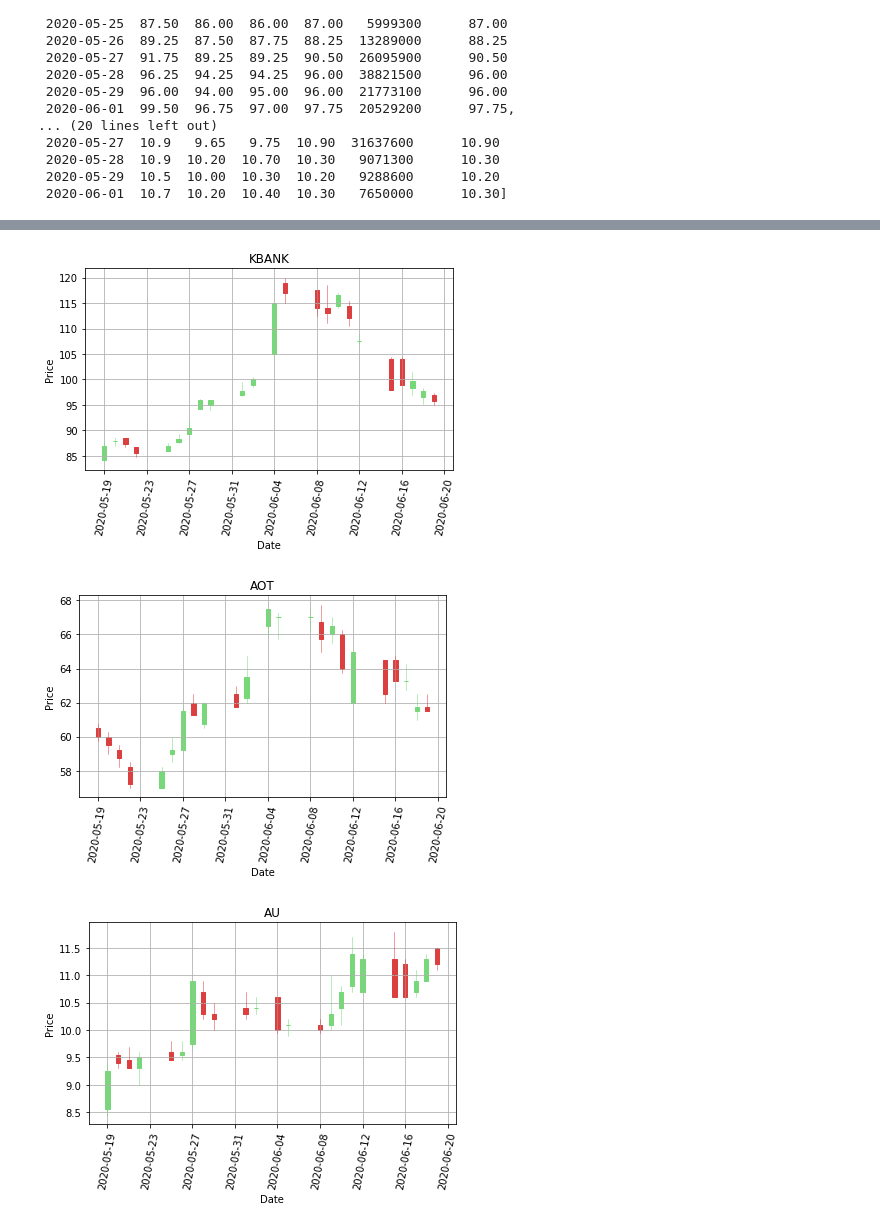
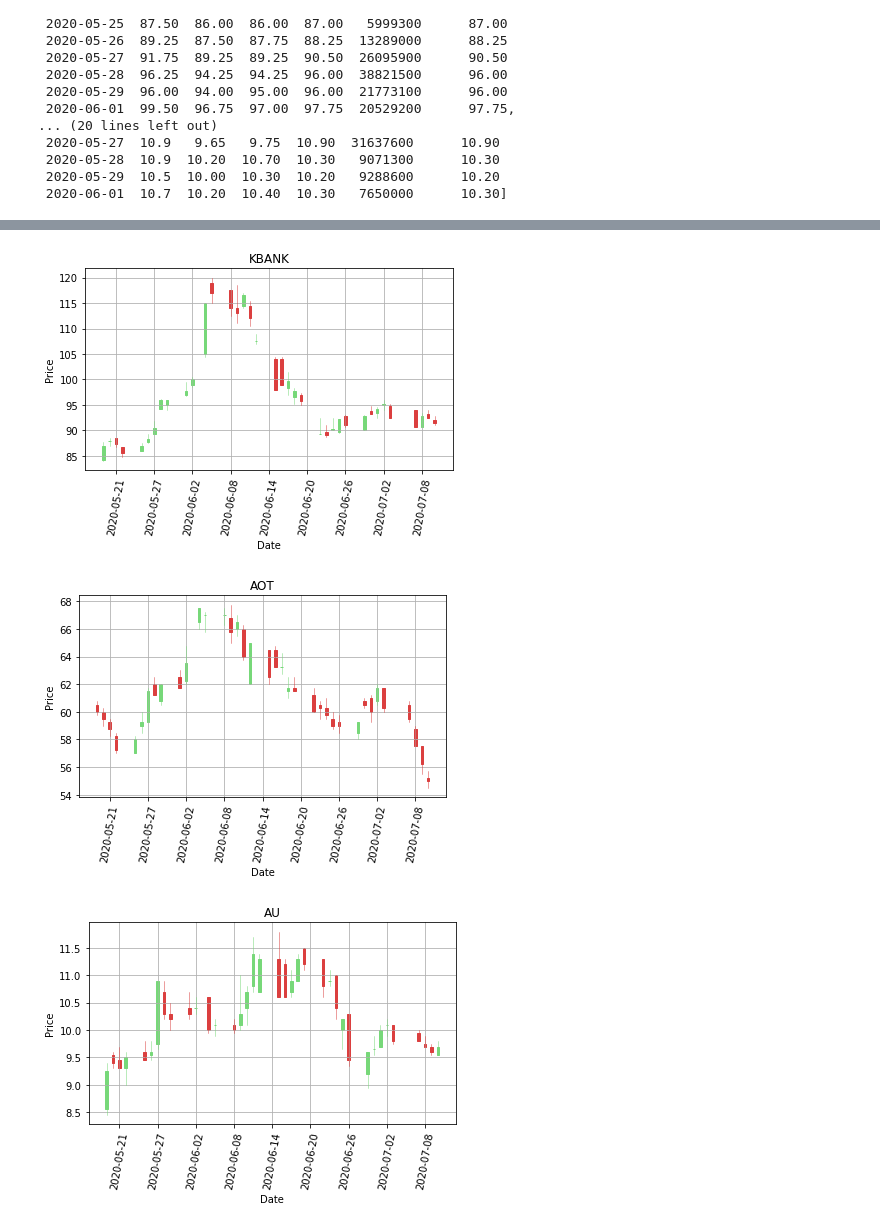
Before and after one commit to JK-Pair/Stock_analysis_project, a Jupyter notebook: Stock_Thai_example.ipynb, the cells around one changed output, grey strips where cells are left out. Saved outputs shown, nothing was run; the diff lists cells and outputs as text; code cells hidden in the pictures.

Commit message:
Edit bug at timestamp

```diff
--- a/Stock_Thai_example.ipynb
+++ b/Stock_Thai_example.ipynb
@@ -145,17 +147,17 @@ def graph_data(stock, dataDict):
 # %%
 for key, df in data.items():
     StoreData = dict()
     StoreData["timestamp"]   = df.index.tolist()
-    StoreData["date"]        = [timestamp[item].toordinal() for item in range(len(timestamp))]
+    StoreData["date"]        = [StoreData["timestamp"][item].toordinal() for item in range(len(StoreData["timestamp"]))]
     StoreData["closep"]      = df.iloc[:]["Close"].values.tolist()
     StoreData["highp"]       = df.iloc[:]["High"].values.tolist()
     StoreData["lowp"]        = df.iloc[:]["Low"].values.tolist()
     StoreData["openp"]       = df.iloc[:]["Open"].values.tolist()
     StoreData["volume"]      = df.iloc[:]["Volume"].values.tolist()
     StoreData["adj_closep"]  = df.iloc[:]["Adj Close"].values.tolist()
 
     graph_data(key, StoreData)
 # %% [output]
-[figure, old version]
+[figure, new version]
-[figure, old version]
+[figure, new version]
-[figure, old version]
+[figure, new version]
```
Also changed, not shown: parts of 3 cells of this notebook.
